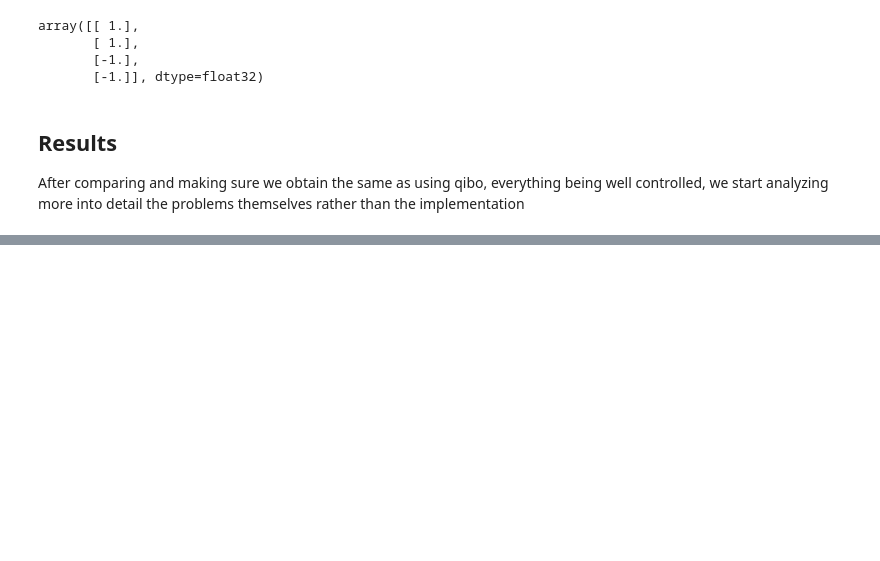
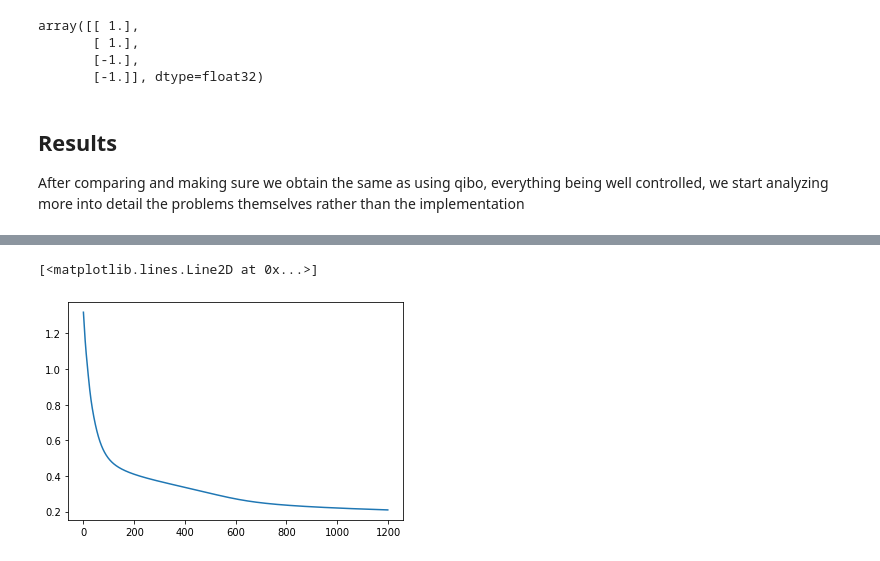
Before and after one commit to joan-ainaud/TFG_QCNN, a Jupyter notebook: TensorFlow qibo imitate.ipynb, the cells around one changed output, grey strips where cells are left out. Drawn from its saved outputs; the diff is of its cells as text; code cells hidden in the pictures; blank space fills up the shorter version.

```diff
--- a/TensorFlow qibo imitate.ipynb
+++ b/TensorFlow qibo imitate.ipynb
@@ -835,0 +925,38 @@ After comparing and making sure we obtain the same as using qibo, everything bei
+# %%
+maxdepth = range(6,6+1)
+N = 4
+
+dddloss = []
+
+for depth in maxdepth:
+    optimizer = tf.keras.optimizers.SGD(learning_rate=0.01, momentum=0.0, nesterov=False)
+    loss_fn = tf.losses.mse
+
+    model, quantum_model_circuit, qubits, readoutqubit = setup(N, param, extra=False, full=True, cnot=False, depth=depth)
+    inputs, labels = generate_data(qubits)
+
+    ninp = len(inputs)
+    split = int(ninp*1)
+
+    train_excitations = inputs[:split]
+    train_labels = labels[:split]
+    #train_labels = tf.cast(train_labels, dtype=tf.float64)
+
+    test_excitations = inputs[split:]
+    test_labels = labels[split:]
+
+
+
+    print(model.weights)
+
+
+    """batch_size = 16
+    train_dataset = tf.data.Dataset.from_tensor_slices((train_excitations, train_labels))
+    train_dataset = train_dataset.shuffle(buffer_size=1024).batch(batch_size)"""
+
+
+    loss_list = []
+
+    epochs = 1200
+    train(model, train_excitations, train_labels, optimizer, loss_fn, loss_list, epochs=epochs)
+    dddloss.append(loss_list)
@@ -835,0 +982,5 @@ After comparing and making sure we obtain the same as using qibo, everything bei
+# %%
+plt.plot(dddloss[0])
+# %% [output]
+[<matplotlib.lines.Line2D at 0x...>]
+[figure, added]
```
Also changed, not shown: parts of 26 cells of this notebook.
